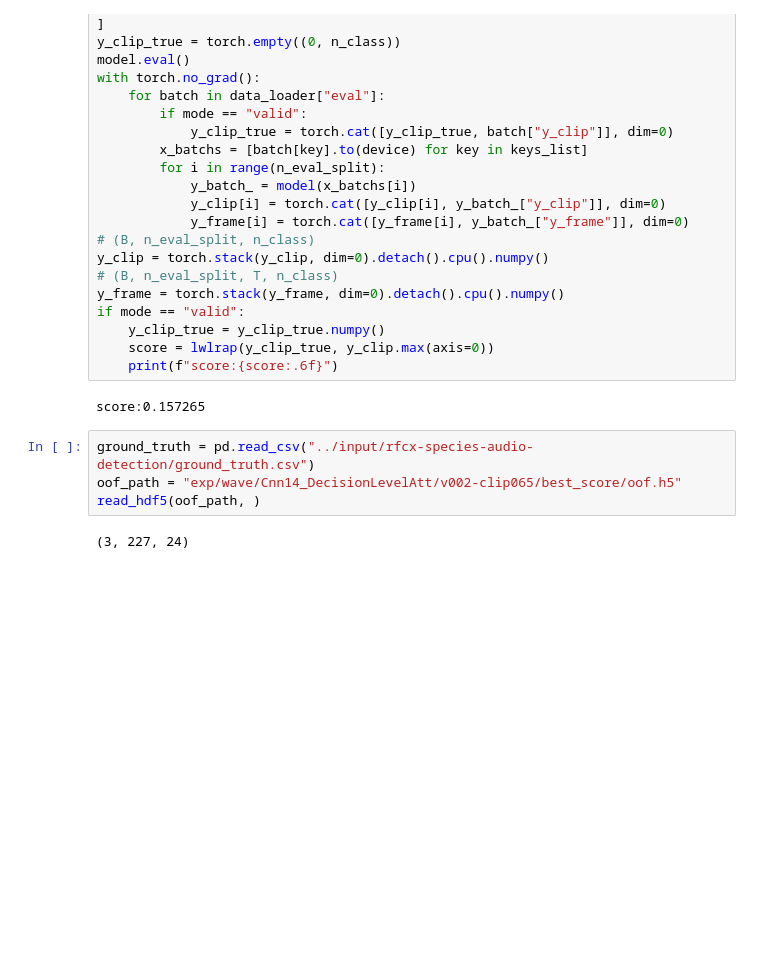
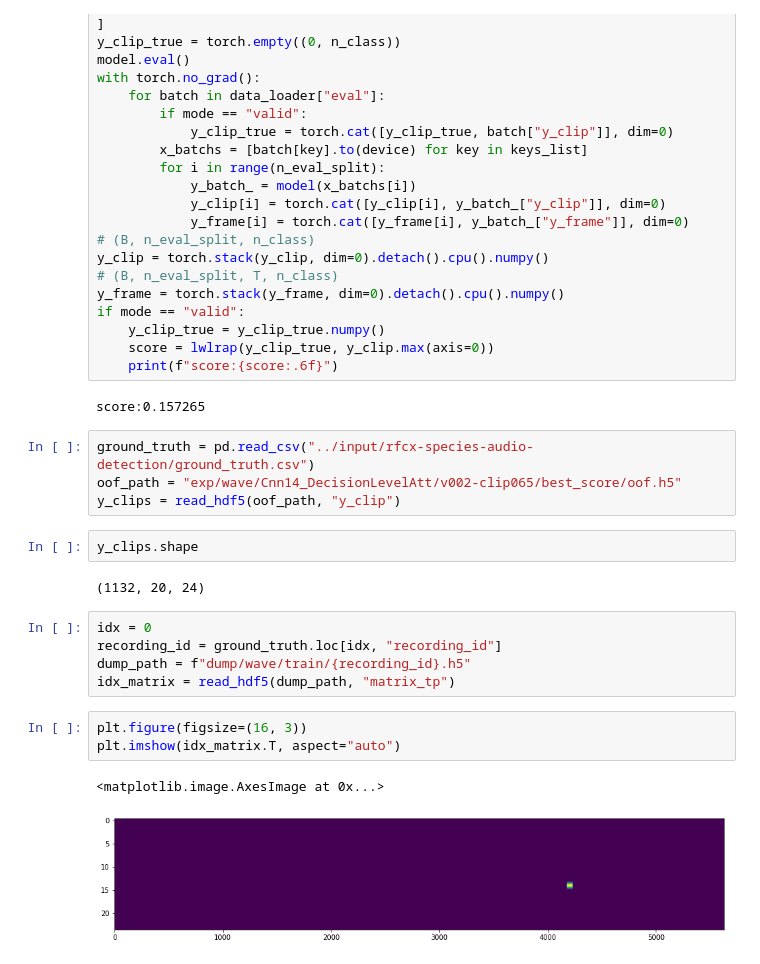
Before and after one commit to ibkuroyagi/Rainforest-Connection-Species-Audio-Detection, a Jupyter notebook: working/EDA.ipynb, the cells around one changed output. Cells and saved outputs as stored; diff of their text form; blank space fills up the shorter version.

```diff
--- a/working/EDA.ipynb
+++ b/working/EDA.ipynb
@@ -344,6 +344,19 @@ score:0.157265
 # %%
 ground_truth = pd.read_csv("../input/rfcx-species-audio-detection/ground_truth.csv")
 oof_path = "exp/wave/Cnn14_DecisionLevelAtt/v002-clip065/best_score/oof.h5"
-read_hdf5(oof_path, )
+y_clips = read_hdf5(oof_path, "y_clip")
-# %% [output]
-(3, 227, 24)
+# %%
+y_clips.shape
+# %% [output]
+(1132, 20, 24)
+# %%
+idx = 0
+recording_id = ground_truth.loc[idx, "recording_id"]
+dump_path = f"dump/wave/train/{recording_id}.h5"
+idx_matrix = read_hdf5(dump_path, "matrix_tp")
+# %%
+plt.figure(figsize=(16, 3))
+plt.imshow(idx_matrix.T, aspect="auto")
+# %% [output]
+<matplotlib.image.AxesImage at 0x...>
+[figure, added]
```
Also changed, not shown: 2 other files.
